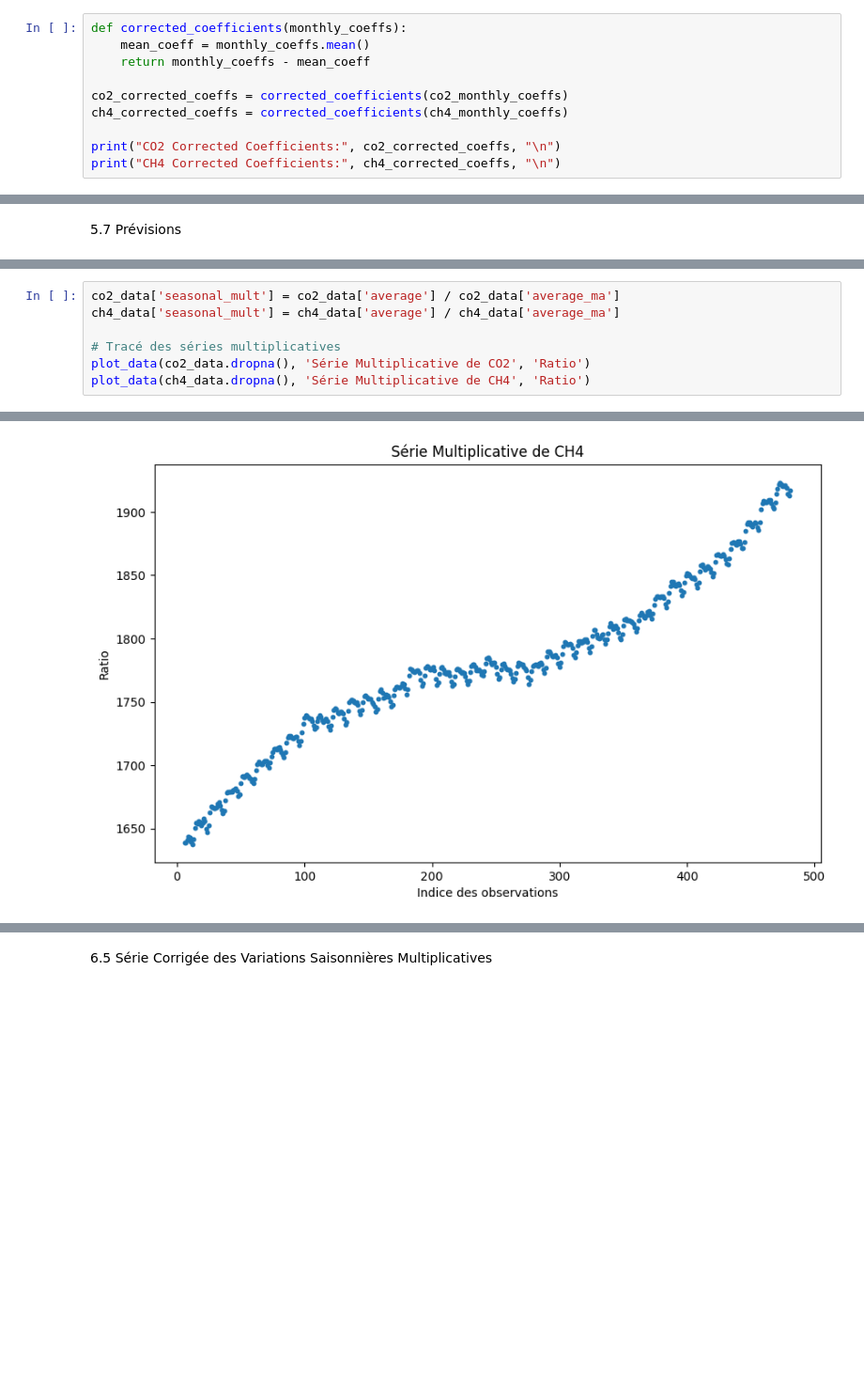
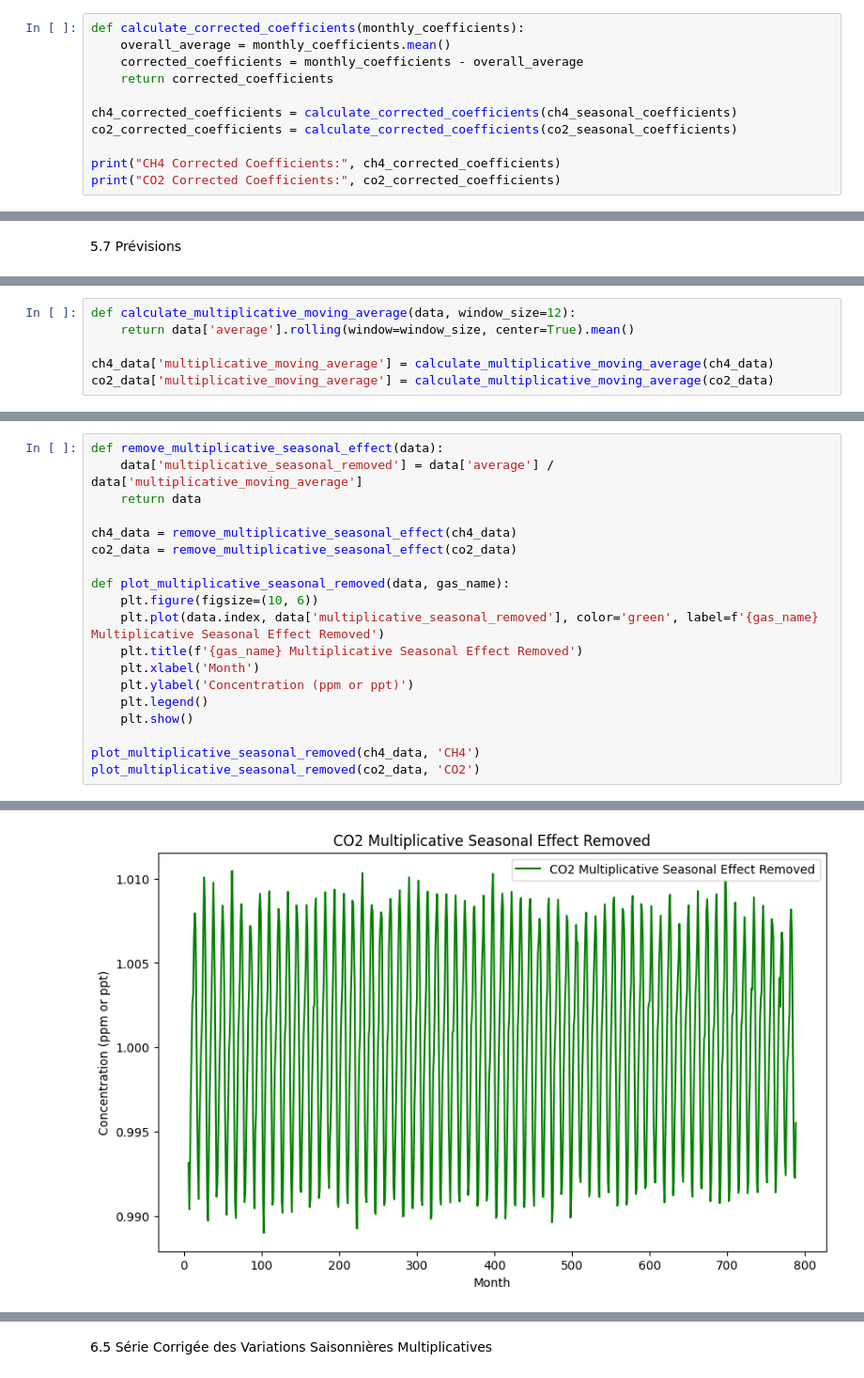
Before and after one commit to yorel-D/2STAT, a Jupyter notebook: 2STAT.ipynb, the cells around one changed output, grey strips where cells are left out. Shown at 94% size. Saved outputs shown, nothing was run; the diff lists cells and outputs as text; blank space fills up the shorter version.

```diff
--- a/2STAT.ipynb
+++ b/2STAT.ipynb
@@ -183,13 +211,14 @@ Name: seasonal, dtype: float64
 # %% [markdown]
 5.4 Calcul des Coefficients Mensuels Corrigés
 # %%
-def corrected_coefficients(monthly_coeffs):
-    mean_coeff = monthly_coeffs.mean()
-    return monthly_coeffs - mean_coeff
+def calculate_corrected_coefficients(monthly_coefficients):
+    overall_average = monthly_coefficients.mean()
+    corrected_coefficients = monthly_coefficients - overall_average
+    return corrected_coefficients
 
-co2_corrected_coeffs = corrected_coefficients(co2_monthly_coeffs)
-ch4_corrected_coeffs = corrected_coefficients(ch4_monthly_coeffs)
+ch4_corrected_coefficients = calculate_corrected_coefficients(ch4_seasonal_coefficients)
+co2_corrected_coefficients = calculate_corrected_coefficients(co2_seasonal_coefficients)
 
-print("CO2 Corrected Coefficients:", co2_corrected_coeffs, "\n")
-print("CH4 Corrected Coefficients:", ch4_corrected_coeffs, "\n")
+print("CH4 Corrected Coefficients:", ch4_corrected_coefficients)
+print("CO2 Corrected Coefficients:", co2_corrected_coefficients)
 # %% [output]
@@ -294,0 +345,6 @@ La série lissée est calculée de la même manière que précédemment.
+# %%
+def calculate_multiplicative_moving_average(data, window_size=12):
+    return data['average'].rolling(window=window_size, center=True).mean()
+
+ch4_data['multiplicative_moving_average'] = calculate_multiplicative_moving_average(ch4_data)
+co2_data['multiplicative_moving_average'] = calculate_multiplicative_moving_average(co2_data)
@@ -295,8 +353,20 @@ La série lissée est calculée de la même manière que précédemment.
 # %%
-co2_data['seasonal_mult'] = co2_data['average'] / co2_data['average_ma']
-ch4_data['seasonal_mult'] = ch4_data['average'] / ch4_data['average_ma']
+def remove_multiplicative_seasonal_effect(data):
+    data['multiplicative_seasonal_removed'] = data['average'] / data['multiplicative_moving_average']
+    return data
 
-# Tracé des séries multiplicatives
-plot_data(co2_data.dropna(), 'Série Multiplicative de CO2', 'Ratio')
-plot_data(ch4_data.dropna(), 'Série Multiplicative de CH4', 'Ratio')
+ch4_data = remove_multiplicative_seasonal_effect(ch4_data)
+co2_data = remove_multiplicative_seasonal_effect(co2_data)
+
+def plot_multiplicative_seasonal_removed(data, gas_name):
+    plt.figure(figsize=(10, 6))
+    plt.plot(data.index, data['multiplicative_seasonal_removed'], color='green', label=f'{gas_name} Multiplicative Seasonal Effect Removed')
+    plt.title(f'{gas_name} Multiplicative Seasonal Effect Removed')
+    plt.xlabel('Month')
+    plt.ylabel('Concentration (ppm or ppt)')
+    plt.legend()
+    plt.show()
+
+plot_multiplicative_seasonal_removed(ch4_data, 'CH4')
+plot_multiplicative_seasonal_removed(co2_data, 'CO2')
 # %% [output]
@@ -304,4 +374,4 @@ plot_data(ch4_data.dropna(), 'Série Multiplicative de CH4', 'Ratio')
-[figure, old version]
+[figure, new version]
 # %% [markdown]
 6.3 Calcul des Coefficients Mensuels Multiplicatifs
 Les coefficients mensuels multiplicatifs sont calculés de la même manière que pour la méthode additive.
```
Also changed, not shown: parts of 34 cells of this notebook.
